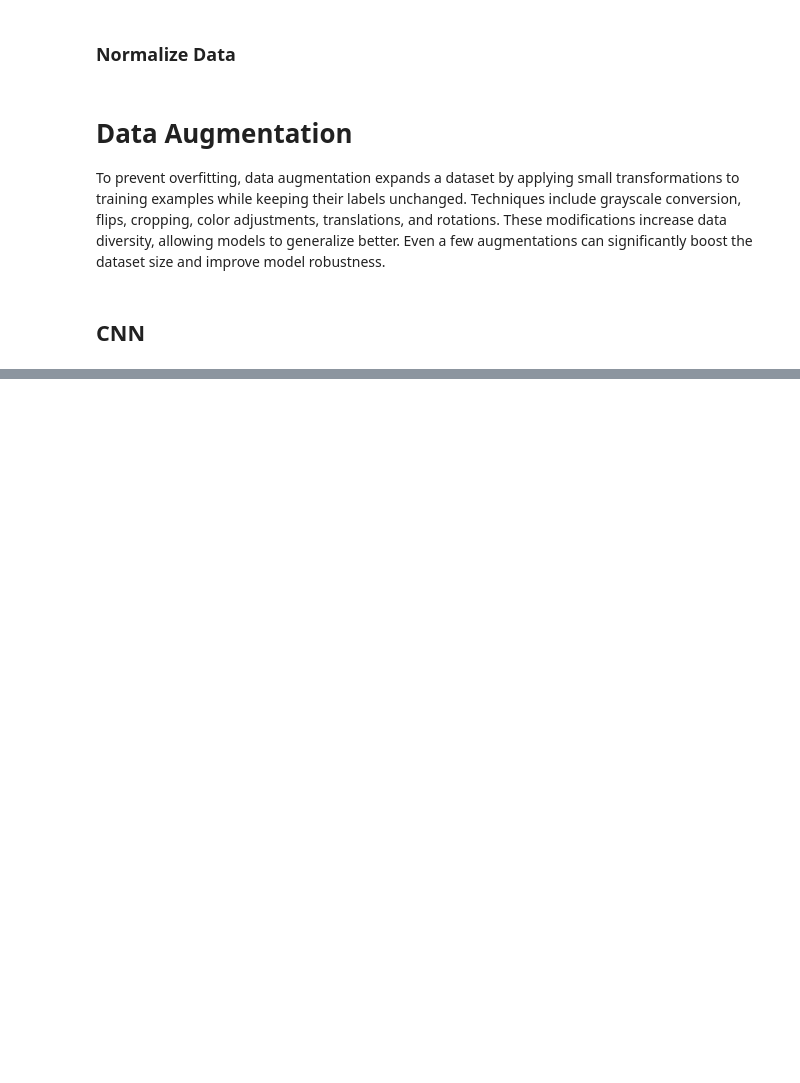
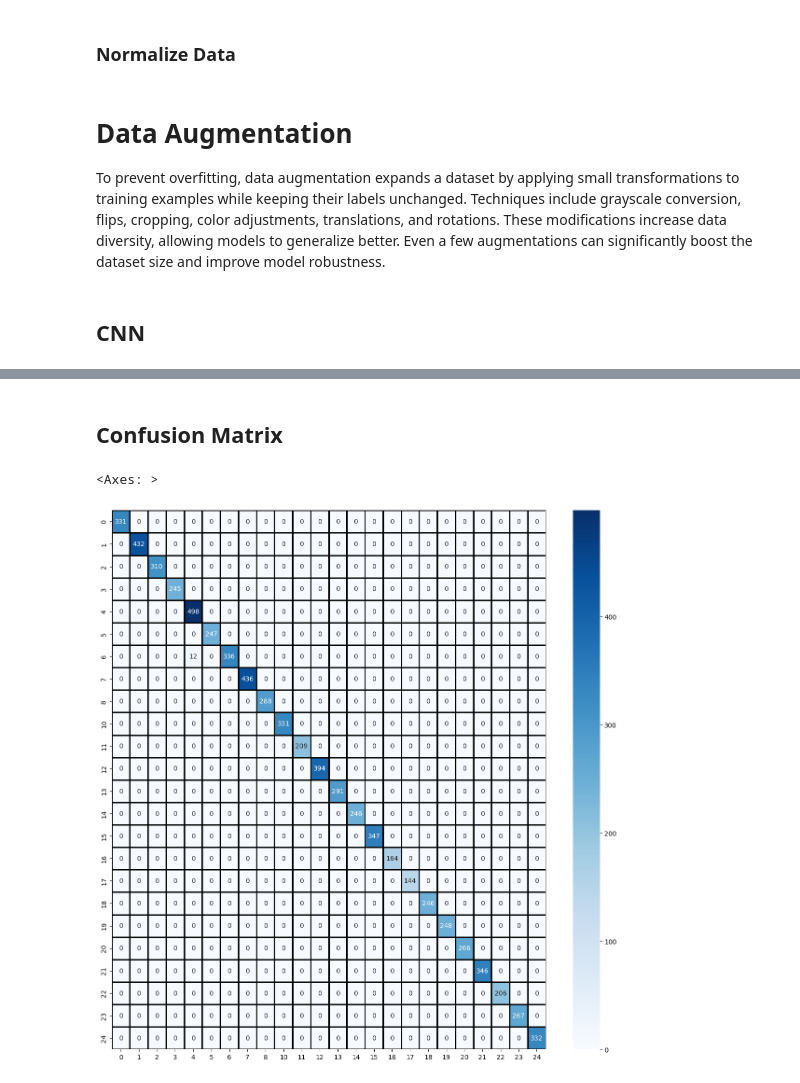
Before and after one commit to rodrigoabreu22/TAA_American_Sign_Language_Understanding, a Jupyter notebook: cnn_keras.ipynb, the cells around one changed output, grey strips where cells are left out. Drawn from its saved outputs; the diff is of its cells as text; code cells hidden in the pictures; blank space fills up the shorter version.

```diff
--- a/cnn_keras.ipynb
+++ b/cnn_keras.ipynb
@@ -65,6 +51,7 @@ image_height = 28
 # labels
 y_train = train['label']
 y_test = test['label']
+y = y_test
 
 # Remove labels
 del train['label']
@@ -168,0 +191,5 @@ print("Accuracy of the model is - " , model.evaluate(x_test,y_test)[1]*100 , "%"
+# %%
+predictions = np.argmax(model.predict(x_test), axis=1)
+for i in range(len(predictions)):
+    if(predictions[i] >= 9):
+        predictions[i] += 1
@@ -168,0 +219,10 @@ print("Accuracy of the model is - " , model.evaluate(x_test,y_test)[1]*100 , "%"
+# %% [markdown]
+## Confusion Matrix
+# %%
+cm = confusion_matrix(y,predictions)
+cm = pd.DataFrame(cm , index = [i for i in range(25) if i != 9] , columns = [i for i in range(25) if i != 9])
+plt.figure(figsize = (15,15))
+sns.heatmap(cm,cmap= "Blues", linecolor = 'black' , linewidth = 1 , annot = True, fmt='')
+# %% [output]
+<Axes: >
+[figure, added]
```
Also changed, not shown: parts of 7 cells of this notebook.
